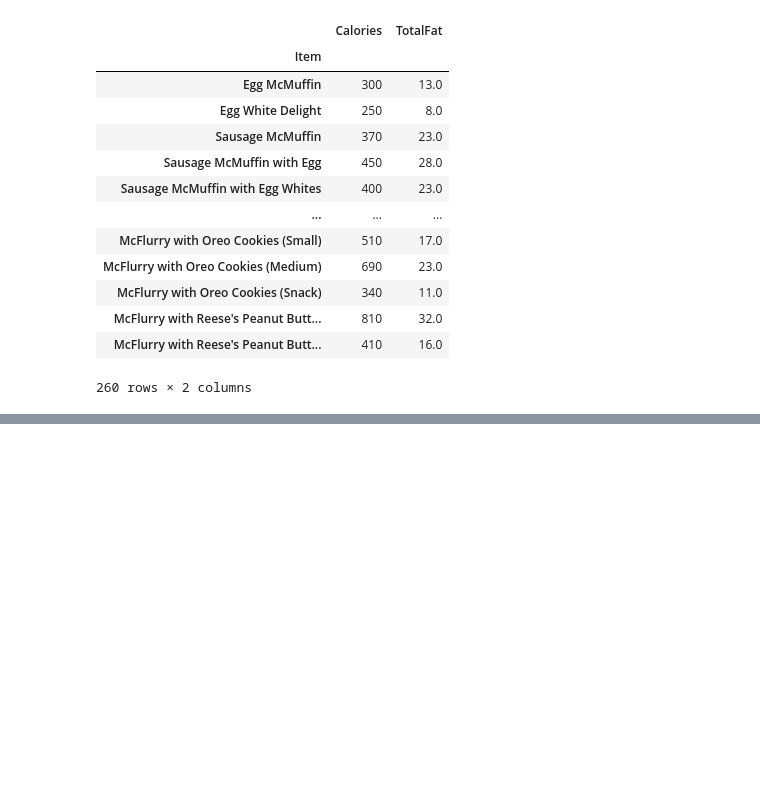
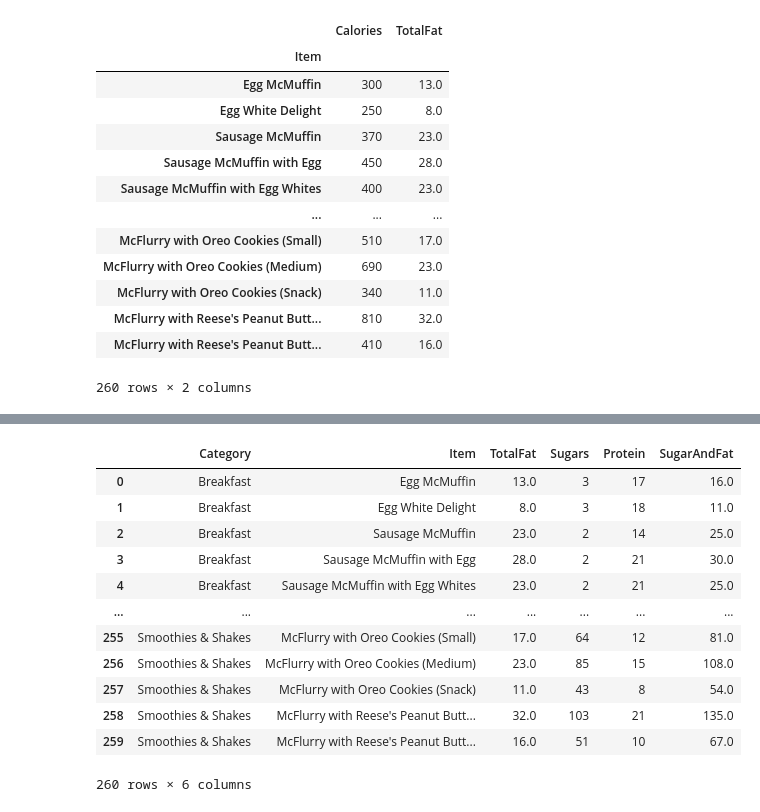
Before and after one commit to Szafranerio/Data_InDepth, a Jupyter notebook: Pandas/Pandas_DataFrame.ipynb, the cells around one changed output, grey strips where cells are left out. Cells and saved outputs as stored; diff of their text form; code cells hidden in the pictures; blank space fills up the shorter version.

```diff
--- a/Pandas/Pandas_DataFrame.ipynb
+++ b/Pandas/Pandas_DataFrame.ipynb
@@ -155,3 +156,7 @@ mc_data[['Calories', 'TotalFat']]
 | McFlurry with Reese's Peanut Butt... | 810 | 32.0 |
 | McFlurry with Reese's Peanut Butt... | 410 | 16.0 |
 260 rows × 2 columns
+# %%
+#Add and delete columns
+frame = pd.read_csv('./data/Mcdonalds.csv', usecols = ['Item', 'Category', 'TotalFat', 'Sugars', 'Protein'])
+frame.head()
@@ -157,0 +179,5 @@ mc_data[['Calories', 'TotalFat']]
+# %%
+#Adding a column to frame.
+SugarAndFat = frame.Sugars + frame.TotalFat
+frame['SugarAndFat'] = SugarAndFat
+frame.head()
@@ -157,0 +191,5 @@ mc_data[['Calories', 'TotalFat']]
+# %%
+#Adding a column between columns. Loc for position, column is the name and value to action
+
+frame.insert(loc=2, column='SPF', value=frame.Sugars + frame.Protein + frame.TotalFat)
+frame.head()
@@ -157,0 +203,18 @@ mc_data[['Calories', 'TotalFat']]
+# %%
+#Del
+frame = frame.drop('SPF', axis=1)
+frame
+# %% [output]
+|  | Category | Item | TotalFat | Sugars | Protein | SugarAndFat |
+| 0 | Breakfast | Egg McMuffin | 13.0 | 3 | 17 | 16.0 |
+| 1 | Breakfast | Egg White Delight | 8.0 | 3 | 18 | 11.0 |
+| 2 | Breakfast | Sausage McMuffin | 23.0 | 2 | 14 | 25.0 |
+| 3 | Breakfast | Sausage McMuffin with Egg | 28.0 | 2 | 21 | 30.0 |
+| 4 | Breakfast | Sausage McMuffin with Egg Whites | 23.0 | 2 | 21 | 25.0 |
+| ... | ... | ... | ... | ... | ... | ... |
+| 255 | Smoothies & Shakes | McFlurry with Oreo Cookies (Small) | 17.0 | 64 | 12 | 81.0 |
+| 256 | Smoothies & Shakes | McFlurry with Oreo Cookies (Medium) | 23.0 | 85 | 15 | 108.0 |
+| 257 | Smoothies & Shakes | McFlurry with Oreo Cookies (Snack) | 11.0 | 43 | 8 | 54.0 |
+| 258 | Smoothies & Shakes | McFlurry with Reese's Peanut Butt... | 32.0 | 103 | 21 | 135.0 |
+| 259 | Smoothies & Shakes | McFlurry with Reese's Peanut Butt... | 16.0 | 51 | 10 | 67.0 |
+260 rows × 6 columns
```
Also changed, not shown: parts of 11 cells of this notebook.
